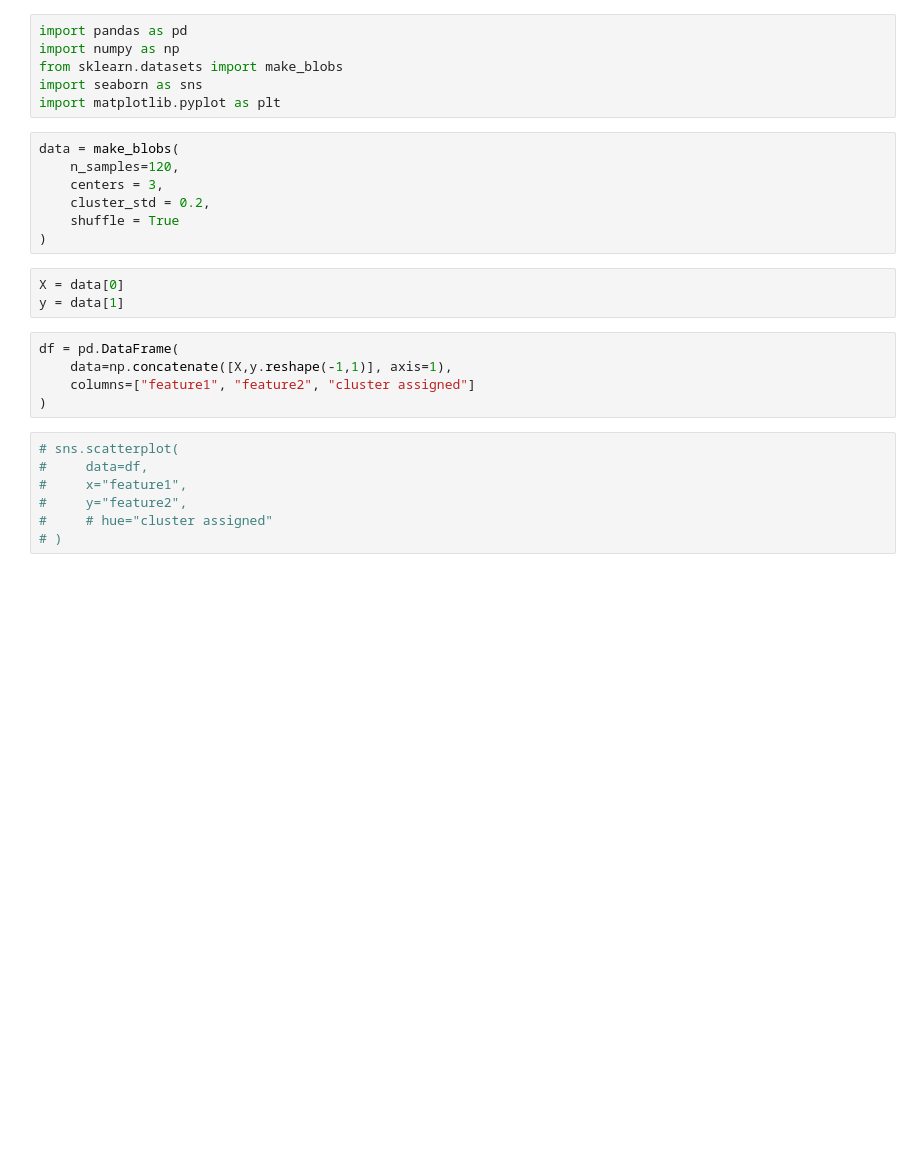
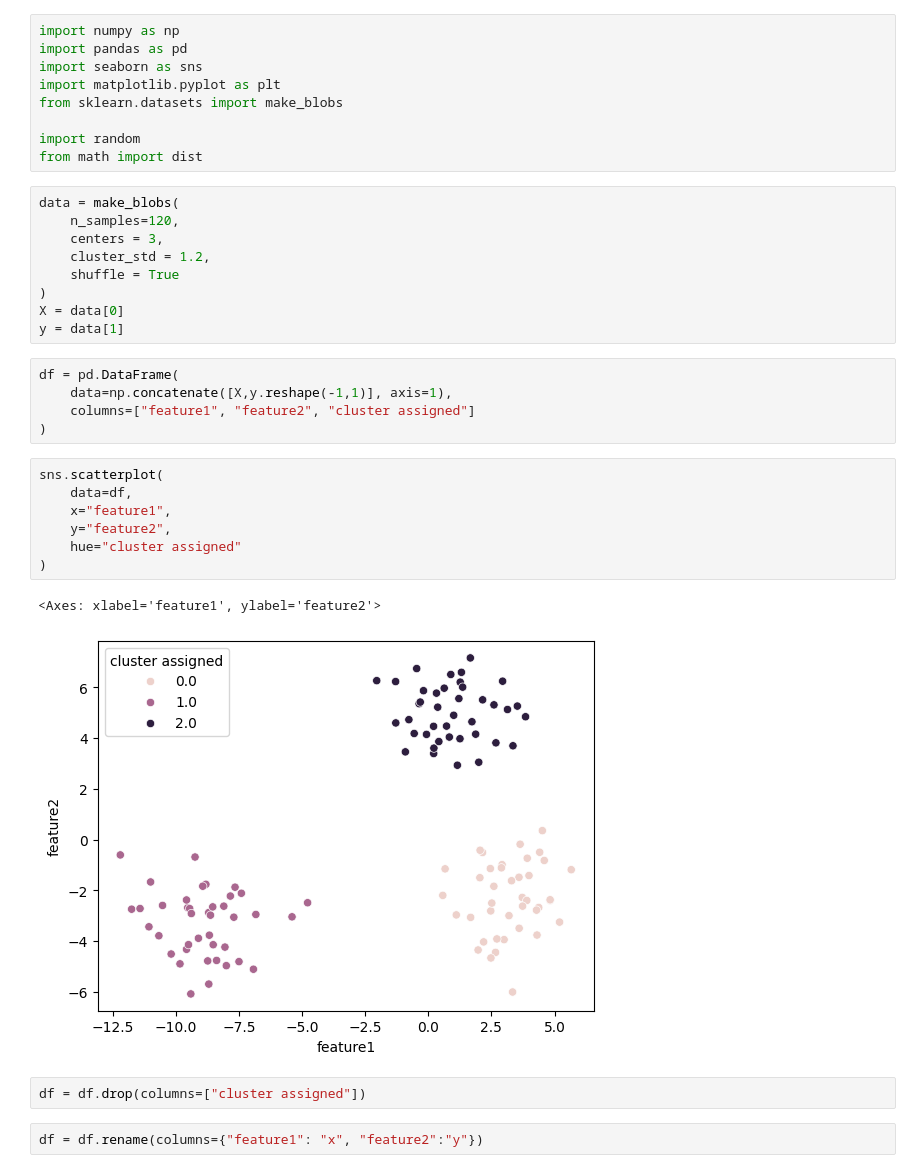
Before and after one commit to rocabrera/ml-learning, a Jupyter notebook: clustering/kmeans/kmeans.ipynb, the cells around one changed output. Saved outputs shown, nothing was run; the diff lists cells and outputs as text; blank space fills up the shorter version.

```diff
--- a/clustering/kmeans/kmeans.ipynb
+++ b/clustering/kmeans/kmeans.ipynb
@@ -1,28 +1,37 @@
 # %%
+import numpy as np
 import pandas as pd
-import numpy as np
-from sklearn.datasets import make_blobs
 import seaborn as sns
 import matplotlib.pyplot as plt
+from sklearn.datasets import make_blobs
+
+import random
+from math import dist
 # %%
 data = make_blobs(
     n_samples=120,
     centers = 3,
-    cluster_std = 0.2,
+    cluster_std = 1.2,
     shuffle = True
 )
+X = data[0]
+y = data[1]
-# %%
-X = data[0]
-y = data[1]
 # %%
 df = pd.DataFrame(
     data=np.concatenate([X,y.reshape(-1,1)], axis=1),
     columns=["feature1", "feature2", "cluster assigned"]
 )
 # %%
-# sns.scatterplot(
-#     data=df,
-#     x="feature1",
-#     y="feature2",
-#     # hue="cluster assigned"
-# )
+sns.scatterplot(
+    data=df,
+    x="feature1",
+    y="feature2",
+    hue="cluster assigned"
+)
+# %% [output]
+<Axes: xlabel='feature1', ylabel='feature2'>
+[figure, added]
+# %%
+df = df.drop(columns=["cluster assigned"])
+# %%
+df = df.rename(columns={"feature1": "x", "feature2":"y"})
```
Also changed, not shown: parts of 14 cells of this notebook.
